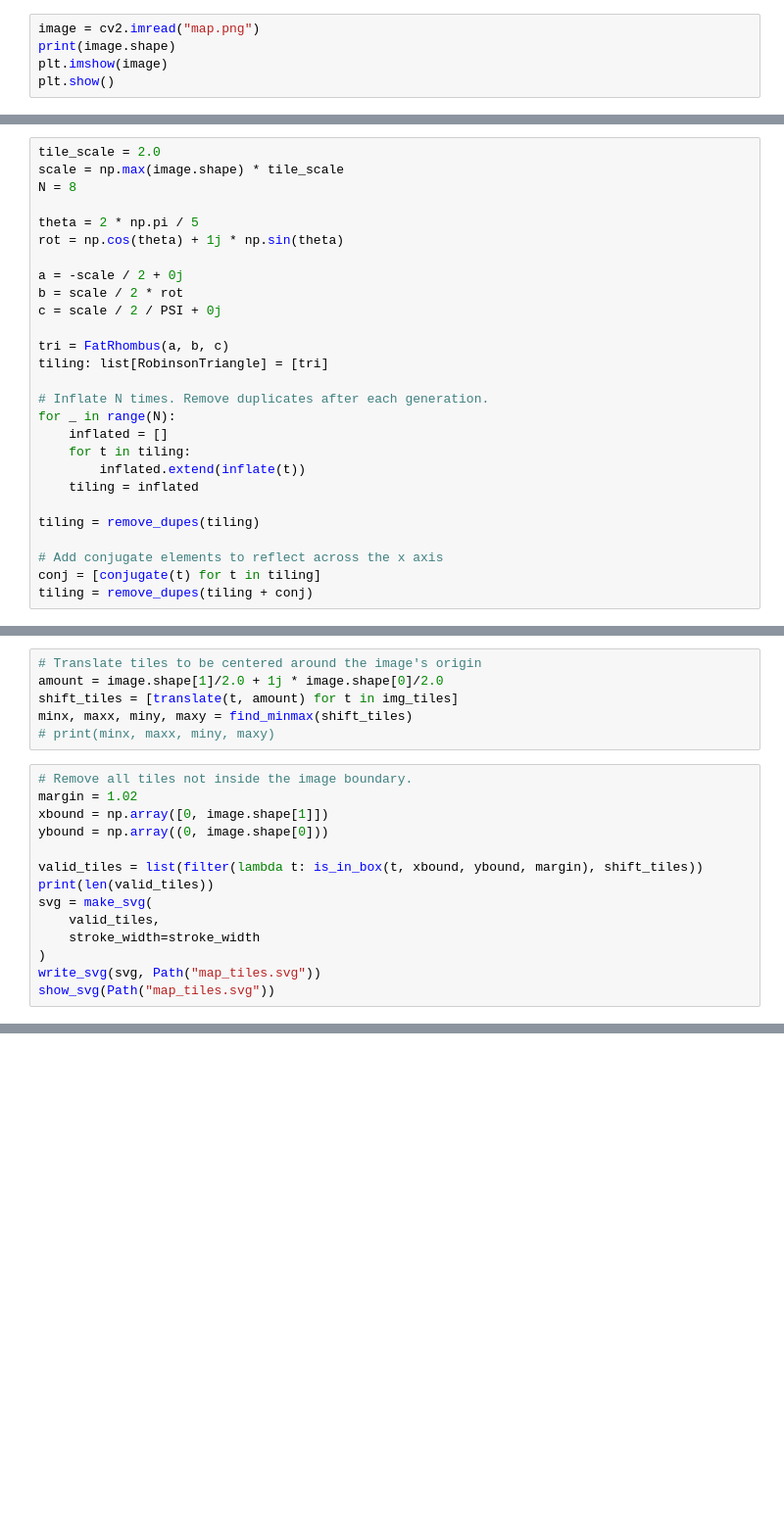
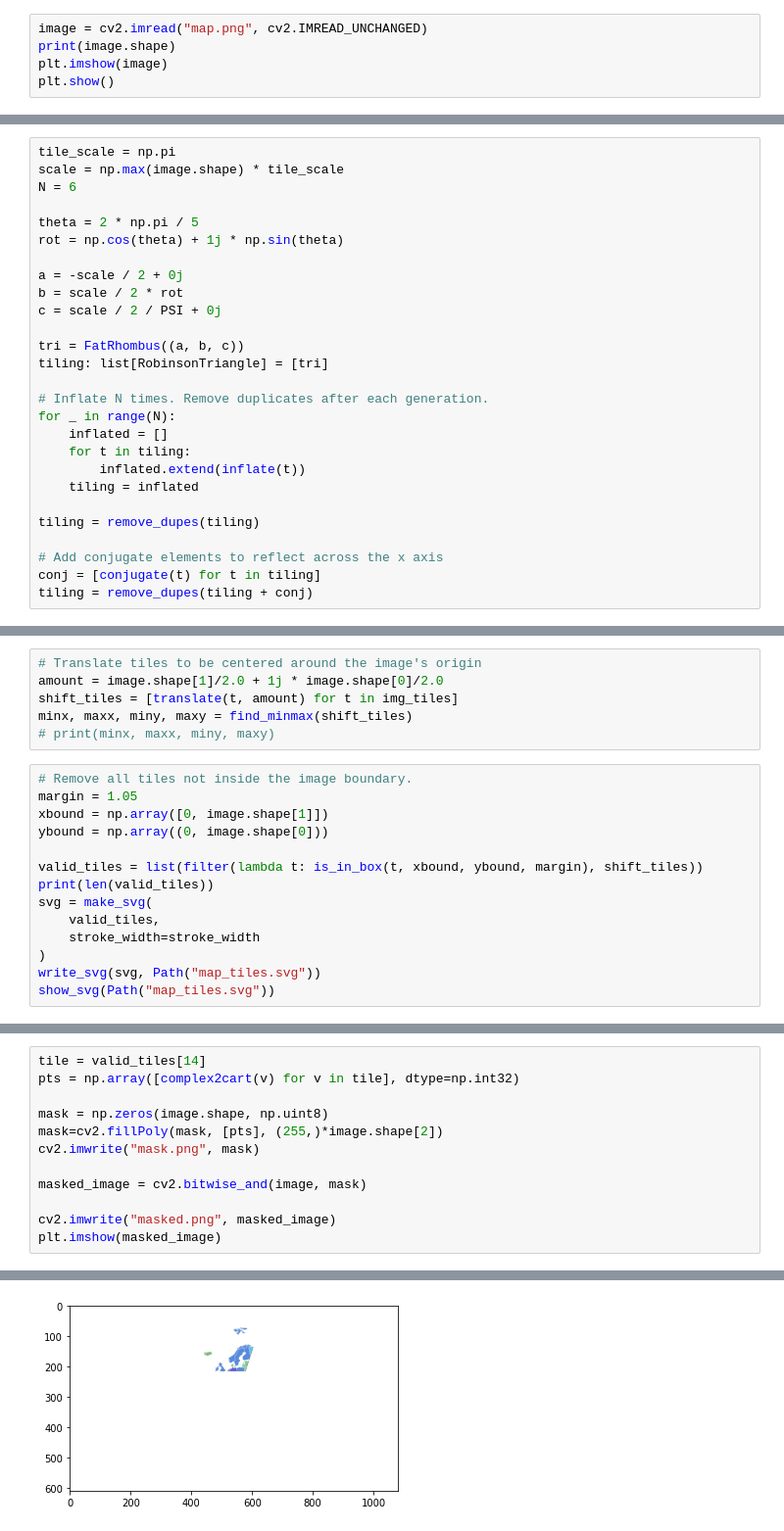
Before and after one commit to fsodari/Penrisk, a Jupyter notebook: demo.ipynb, the cells around one changed output, grey strips where cells are left out. Shown at 98% size. Cells and saved outputs as stored; diff of their text form; blank space fills up the shorter version.

```diff
--- a/demo.ipynb
+++ b/demo.ipynb
@@ -11,7 +17,7 @@ from IPython.display import SVG, display
 def show_svg(path:Path):
     display(SVG(path))
 # %%
-image = cv2.imread("map.png")
+image = cv2.imread("map.png", cv2.IMREAD_UNCHANGED)
 print(image.shape)
 plt.imshow(image)
 plt.show()
@@ -20,8 +26,8 @@ plt.show()
 [figure]
 # %%
-tile_scale = 2.0
+tile_scale = np.pi
 scale = np.max(image.shape) * tile_scale
-N = 8
+N = 6
 
 theta = 2 * np.pi / 5
 rot = np.cos(theta) + 1j * np.sin(theta)
@@ -30,7 +36,7 @@ a = -scale / 2 + 0j
 b = scale / 2 * rot
 c = scale / 2 / PSI + 0j
 
-tri = FatRhombus(a, b, c)
+tri = FatRhombus((a, b, c))
 tiling: list[RobinsonTriangle] = [tri]
 
 # Inflate N times. Remove duplicates after each generation.
@@ -81,7 +87,7 @@ minx, maxx, miny, maxy = find_minmax(shift_tiles)
 # print(minx, maxx, miny, maxy)
 # %%
 # Remove all tiles not inside the image boundary.
-margin = 1.02
+margin = 1.05
 xbound = np.array([0, image.shape[1]])
 ybound = np.array((0, image.shape[0]))
 
@@ -98 +104,14 @@ show_svg(Path("map_tiles.svg"))
 [drawing not drawn]
+# %%
+tile = valid_tiles[14]
+pts = np.array([complex2cart(v) for v in tile], dtype=np.int32)
+
+mask = np.zeros(image.shape, np.uint8)
+mask=cv2.fillPoly(mask, [pts], (255,)*image.shape[2])
+cv2.imwrite("mask.png", mask)
+
+masked_image = cv2.bitwise_and(image, mask)
+
+cv2.imwrite("masked.png", masked_image)
+plt.imshow(masked_image)
+# %% [output]
@@ -98,0 +119 @@ show_svg(Path("map_tiles.svg"))
+[figure, added]
```
Also changed, not shown: parts of 5 cells of this notebook, 2 other files.
